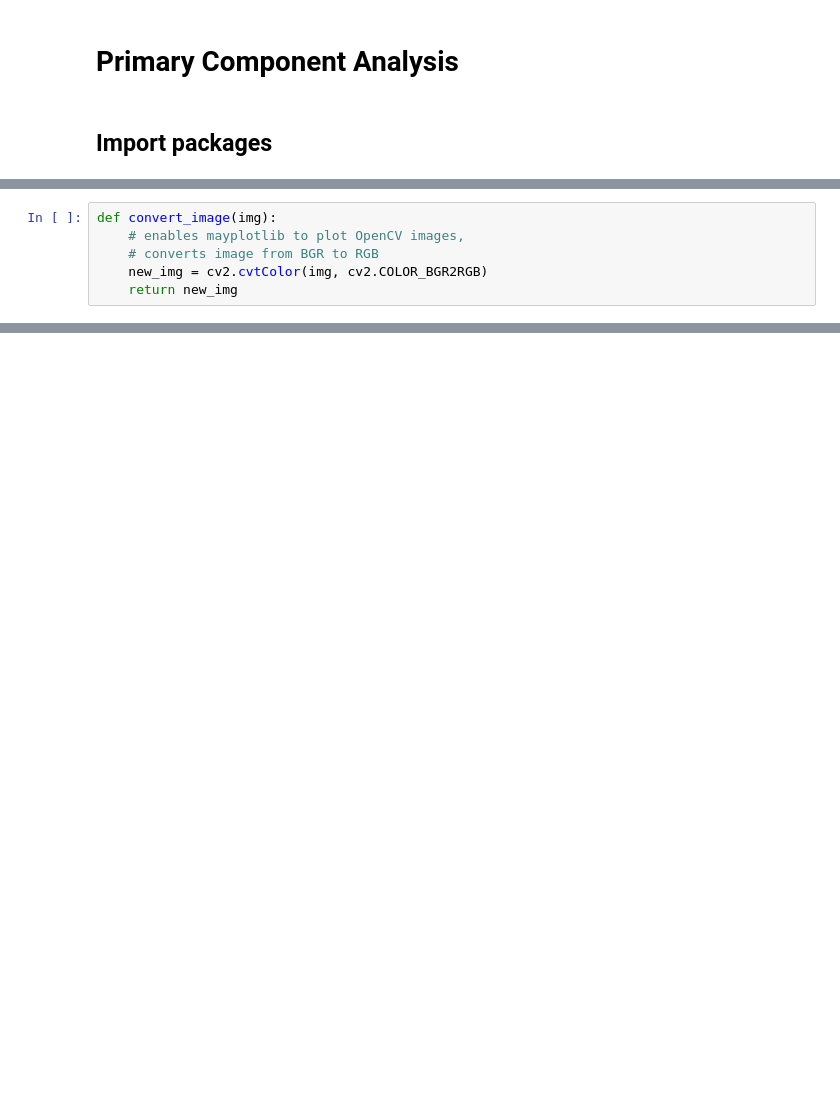
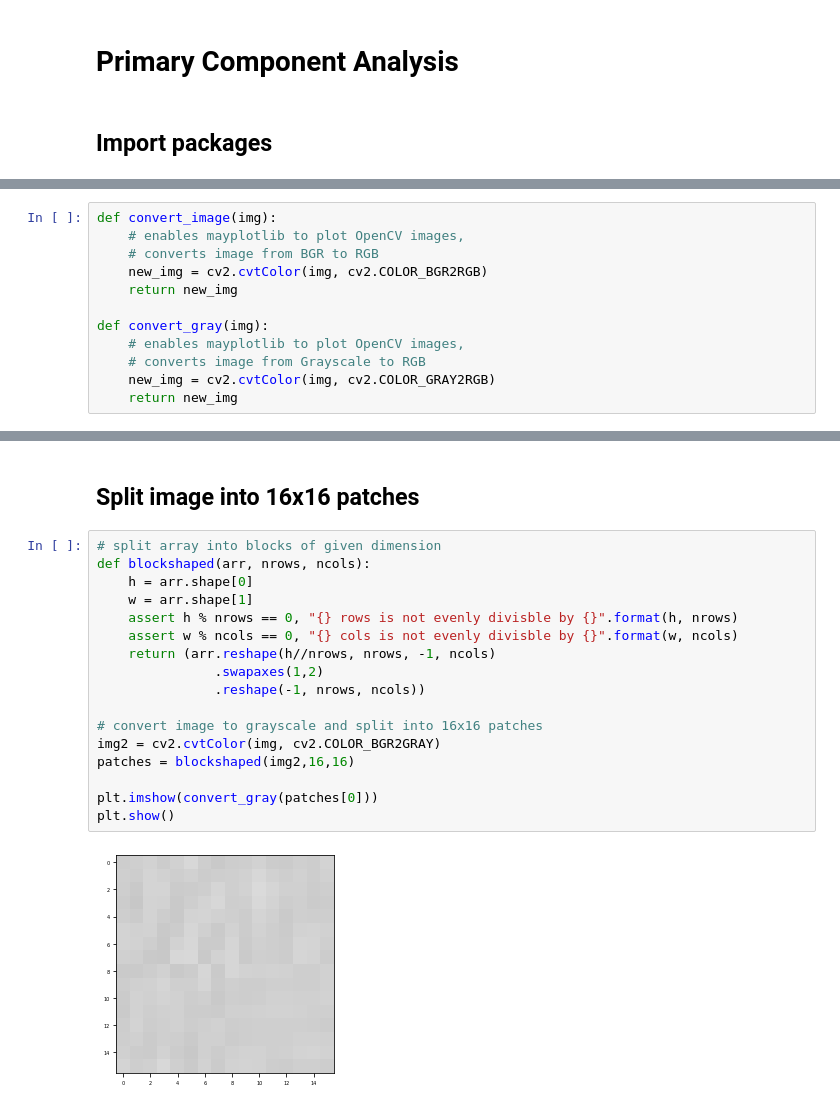
Before and after one commit to httpdaniel/PCA, a Jupyter notebook: PCA.ipynb, the cells around one changed output, grey strips where cells are left out. Drawn from its saved outputs; the diff is of its cells as text; blank space fills up the shorter version.

```diff
--- a/PCA.ipynb
+++ b/PCA.ipynb
@@ -14,3 +16,9 @@ def convert_image(img):
     # converts image from BGR to RGB
     new_img = cv2.cvtColor(img, cv2.COLOR_BGR2RGB)
     return new_img
+
+def convert_gray(img):
+    # enables mayplotlib to plot OpenCV images,
+    # converts image from Grayscale to RGB
+    new_img = cv2.cvtColor(img, cv2.COLOR_GRAY2RGB)
+    return new_img
@@ -25,3 +36,24 @@ plt.imshow(convert_image(img))
 plt.show()
 # %% [output]
 [figure]
+# %% [markdown]
+## Split image into 16x16 patches
+# %%
+# split array into blocks of given dimension
+def blockshaped(arr, nrows, ncols):
+    h = arr.shape[0]
+    w = arr.shape[1]
+    assert h % nrows == 0, "{} rows is not evenly divisble by {}".format(h, nrows)
+    assert w % ncols == 0, "{} cols is not evenly divisble by {}".format(w, ncols)
+    return (arr.reshape(h//nrows, nrows, -1, ncols)
+               .swapaxes(1,2)
+               .reshape(-1, nrows, ncols))
+
+# convert image to grayscale and split into 16x16 patches
+img2 = cv2.cvtColor(img, cv2.COLOR_BGR2GRAY)
+patches = blockshaped(img2,16,16)
+
+plt.imshow(convert_gray(patches[0]))
+plt.show()
+# %% [output]
+[figure, added]
```
Also changed, not shown: parts of 4 cells of this notebook.
